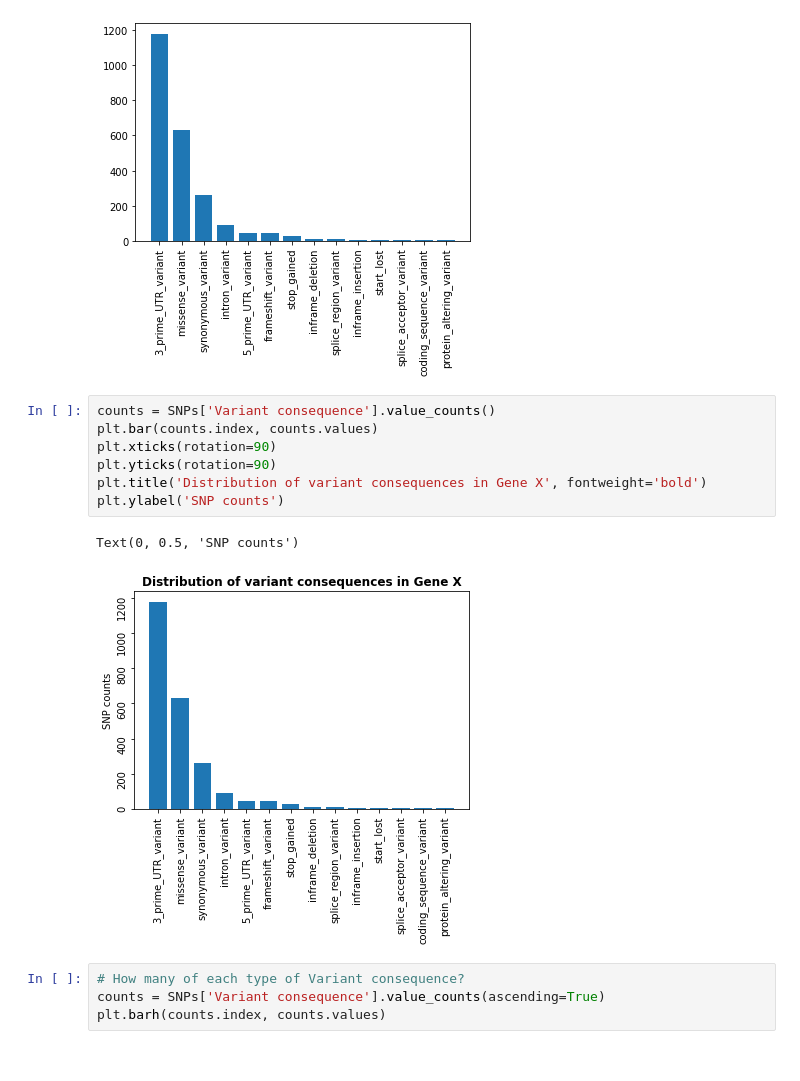
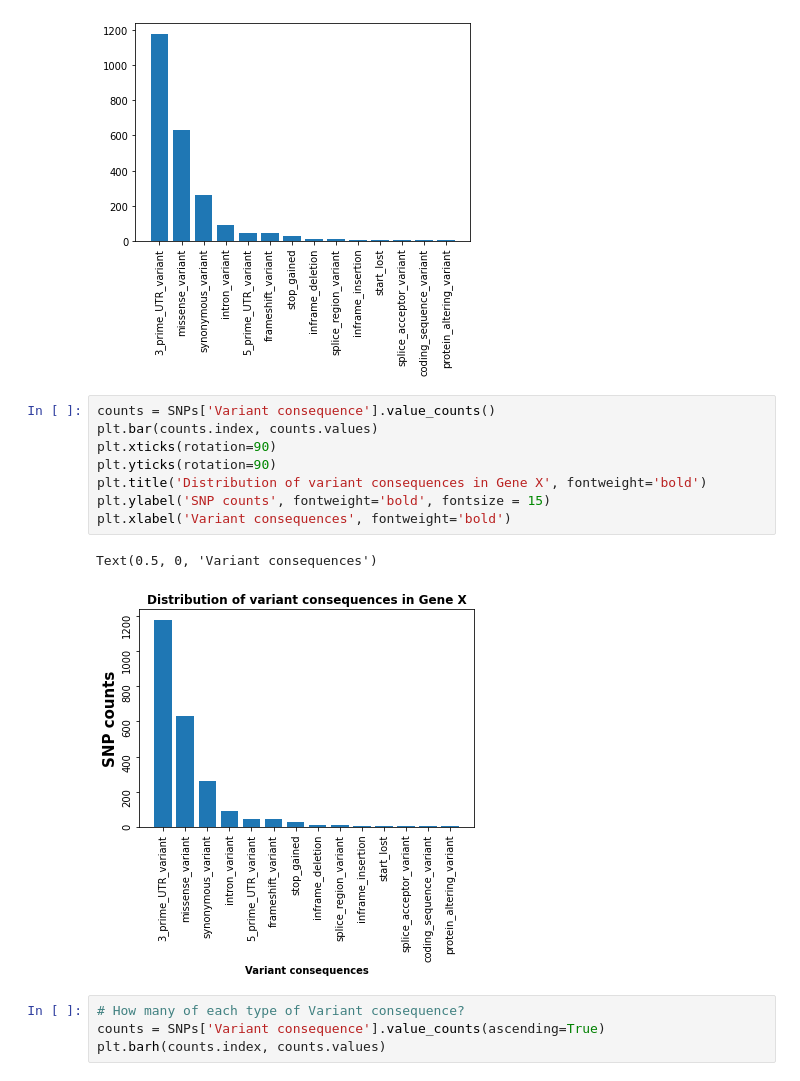
Before and after one commit to JulianOrti/Big-Data-, a Jupyter notebook: Week_04/06_Python_data_visualization_part1.ipynb, the cells around one changed output. Drawn from its saved outputs; the diff is of its cells as text.

```diff
--- a/Week_04/06_Python_data_visualization_part1.ipynb
+++ b/Week_04/06_Python_data_visualization_part1.ipynb
@@ -342,13 +342,14 @@ plt.xticks(rotation=90)
 # %%
 counts = SNPs['Variant consequence'].value_counts()
 plt.bar(counts.index, counts.values)
 plt.xticks(rotation=90)
 plt.yticks(rotation=90)
 plt.title('Distribution of variant consequences in Gene X', fontweight='bold')
-plt.ylabel('SNP counts')
+plt.ylabel('SNP counts', fontweight='bold', fontsize = 15)
+plt.xlabel('Variant consequences', fontweight='bold')
 # %% [output]
-Text(0, 0.5, 'SNP counts')
+Text(0.5, 0, 'Variant consequences')
-[figure, old version]
+[figure, new version]
 # %%
 # How many of each type of Variant consequence?
 counts = SNPs['Variant consequence'].value_counts(ascending=True)
```
Also changed, not shown: parts of 54 cells of this notebook.
